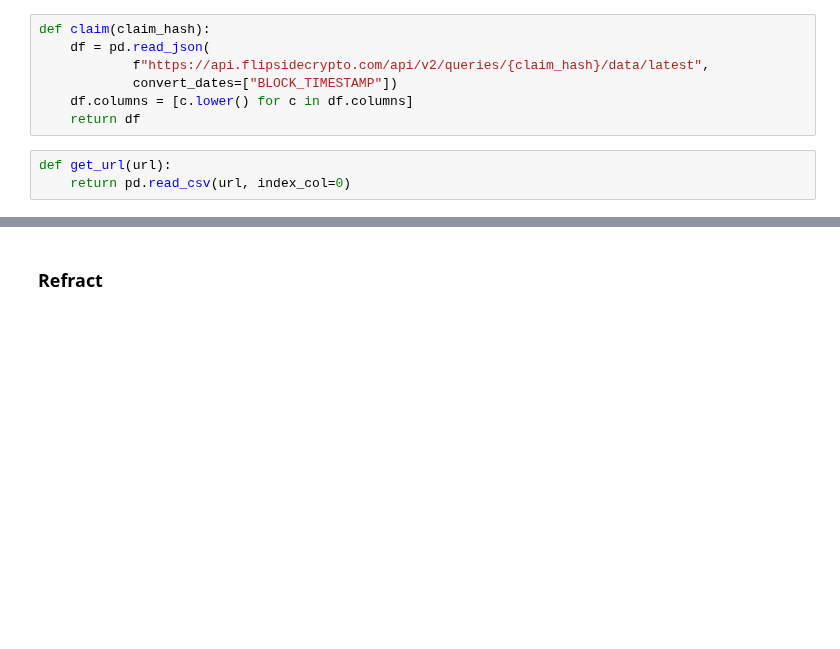
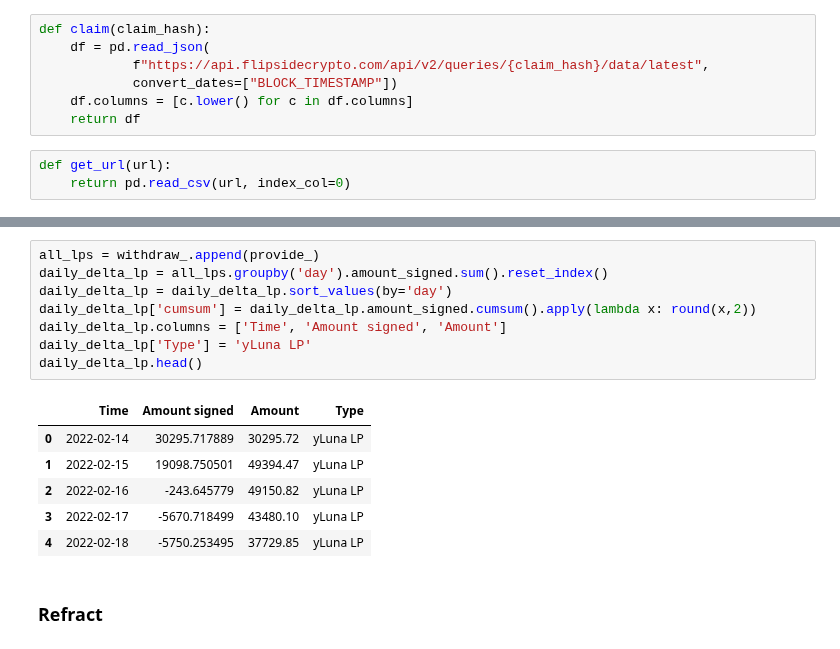
Before and after one commit to IncioMan/prism_forge, a Jupyter notebook: notebook/Prism Farm - Analytics.ipynb, the cells around one changed output, grey strips where cells are left out. Cells and saved outputs as stored; diff of their text form; blank space fills up the shorter version.

```diff
--- a/notebook/Prism Farm - Analytics.ipynb
+++ b/notebook/Prism Farm - Analytics.ipynb
@@ -43,3 +103,18 @@ router_df = pd.read_csv('../data/router.csv', index_col=0)
+# %%
+all_lps = withdraw_.append(provide_)
+daily_delta_lp = all_lps.groupby('day').amount_signed.sum().reset_index()
+daily_delta_lp = daily_delta_lp.sort_values(by='day')
+daily_delta_lp['cumsum'] = daily_delta_lp.amount_signed.cumsum().apply(lambda x: round(x,2))
+daily_delta_lp.columns = ['Time', 'Amount signed', 'Amount']
+daily_delta_lp['Type'] = 'yLuna LP'
+daily_delta_lp.head()
+# %% [output]
+|  | Time | Amount signed | Amount | Type |
+| 0 | 2022-02-14 | 30295.717889 | 30295.72 | yLuna LP |
+| 1 | 2022-02-15 | 19098.750501 | 49394.47 | yLuna LP |
+| 2 | 2022-02-16 | -243.645779 | 49150.82 | yLuna LP |
+| 3 | 2022-02-17 | -5670.718499 | 43480.10 | yLuna LP |
+| 4 | 2022-02-18 | -5750.253495 | 37729.85 | yLuna LP |
 # %% [markdown]
 ### Refract
 # %%
```
Also changed, not shown: parts of 24 cells of this notebook, 1 other file.
